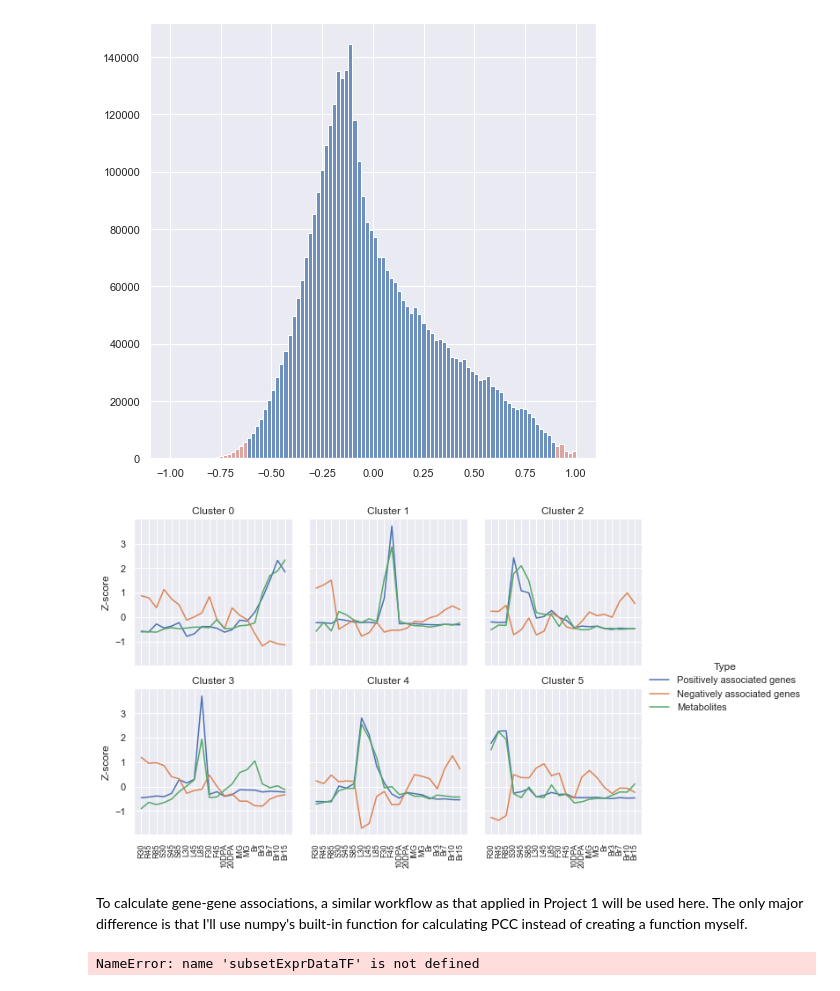
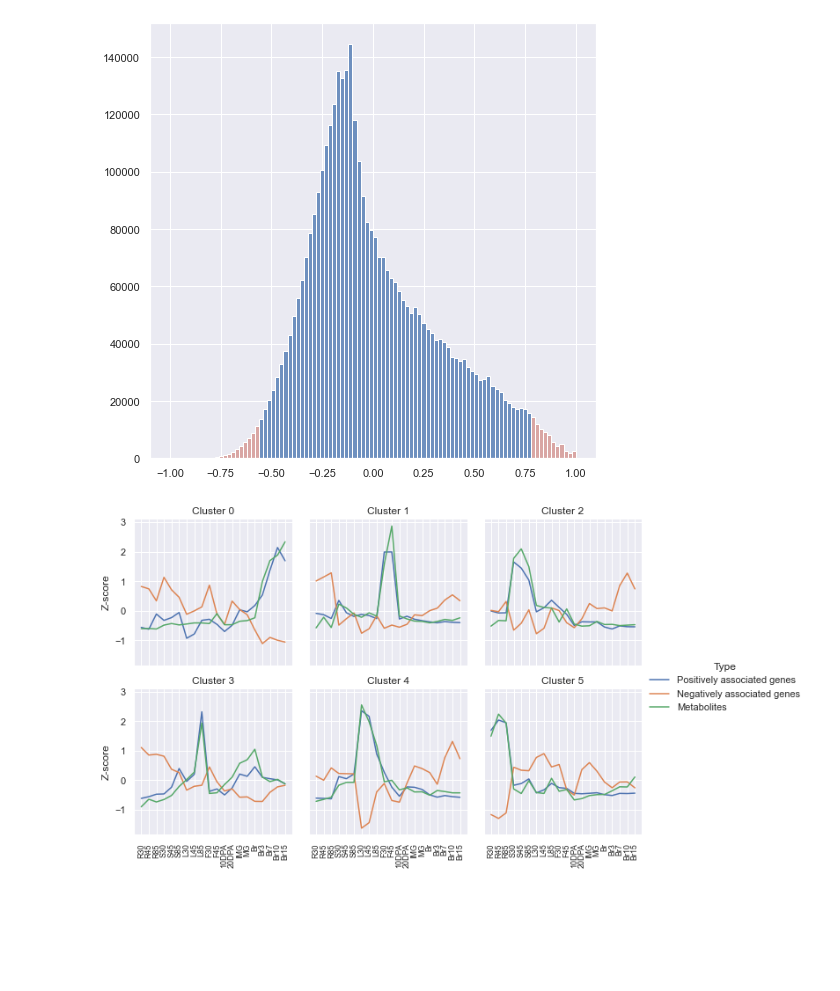
Before and after one commit to bryceaskey/microtomNetwork, a Jupyter notebook: merged/metaboliteSubset/calcCorrelationsSubset.ipynb, the cells around one changed output. Cells and saved outputs as stored; diff of their text form; code cells hidden in the pictures; blank space fills up the shorter version.

Commit message:
Created f-box subset network

```diff
--- a/merged/metaboliteSubset/calcCorrelationsSubset.ipynb
+++ b/merged/metaboliteSubset/calcCorrelationsSubset.ipynb
@@ -42,21 +42,21 @@ metExprPCC.to_csv(path_or_buf="metExprPCC.csv")
 # %%
 # Load gene-metabolite correlation matrix from file, and calculate upper and lower significance cutoffs
 metExprPCC = pd.read_csv(filepath_or_buffer="metExprPCC.csv", header=0, index_col=0)
 metExprList = (metExprPCC.to_numpy()).flatten()
-lowCutoff = np.percentile(metExprList, 0.5)
-highCutoff = np.percentile(metExprList, 99.5)
+lowCutoff = np.percentile(metExprList, 1)
+highCutoff = np.percentile(metExprList, 98)
 
 n, bins, patches = plt.hist(metExprList, bins=100, range=[-1, 1])
 for c, p in zip(bins, patches):
     if c < lowCutoff:
         plt.setp(p, 'facecolor', sns.color_palette("vlag")[4])
     elif c >= lowCutoff and c < highCutoff:
         plt.setp(p, 'facecolor', sns.color_palette("vlag")[0])
     else:
         plt.setp(p, 'facecolor', sns.color_palette("vlag")[4])
 plt.show()
 # %% [output]
-[figure, old version]
+[figure, new version]
 # %%
 # Filter out any genes which have no significant metabolite associations.
 genesToDrop = list(set(exprDataTF.index) - set(metExprPCC.columns))
@@ -125,7 +125,7 @@ clusterPlot.add_legend()
 for ax, title in zip(clusterPlot.axes.flat, ["Cluster 0", "Cluster 1", "Cluster 2", "Cluster 3", "Cluster 4", "Cluster 5"]):
     ax.set_title(title)
 # %% [output]
-[figure, old version]
+[figure, new version]
 # %%
 # Create a dataframe with significant metabolite-genes associations and save for use later - this will be "edge" data in the network.
 metExprEdges = pd.DataFrame(columns=["Gene", "Metabolite", "Direction"])
@@ -136,8 +136,6 @@ for row in range(0, filteredMetExprPCC.shape[0]):
         elif filteredMetExprPCC.iloc[row, col] < lowCutoff:
             metExprEdges = metExprEdges.append({"Gene":filteredMetExprPCC.columns[col], "Metabolite":filteredMetExprPCC.index[row], "Direction":"-"}, ignore_index=True)
 metExprEdges.to_csv(path_or_buf="metExprEdges.csv")
-# %% [markdown]
-To calculate gene-gene associations, a similar workflow as that applied in Project 1 will be used here. The only major difference is that I'll use numpy's built-in function for calculating PCC instead of creating a function myself.
 # %%
 # Create correlation matrix for gene-gene interactions
 # Regenerate expression data array from filtered genes
@@ -148,5 +146,3 @@ for row in range(0, exprPCC.shape[0]):
         exprPCC[row, col] = np.corrcoef(onlyExprDataTF[row, :], onlyExprDataTF[col, :])[1, 0]
 exprPCC = pd.DataFrame(data=exprPCC, index=exprDataTF.index, columns=exprDataTF.index)
 exprPCC.to_csv(path_or_buf="metaboliteSubsetExprPCC.csv")
-# %% [output]
-NameError: name 'subsetExprDataTF' is not defined
```
Also changed, not shown: parts of 5 cells of this notebook, 10 other files.
